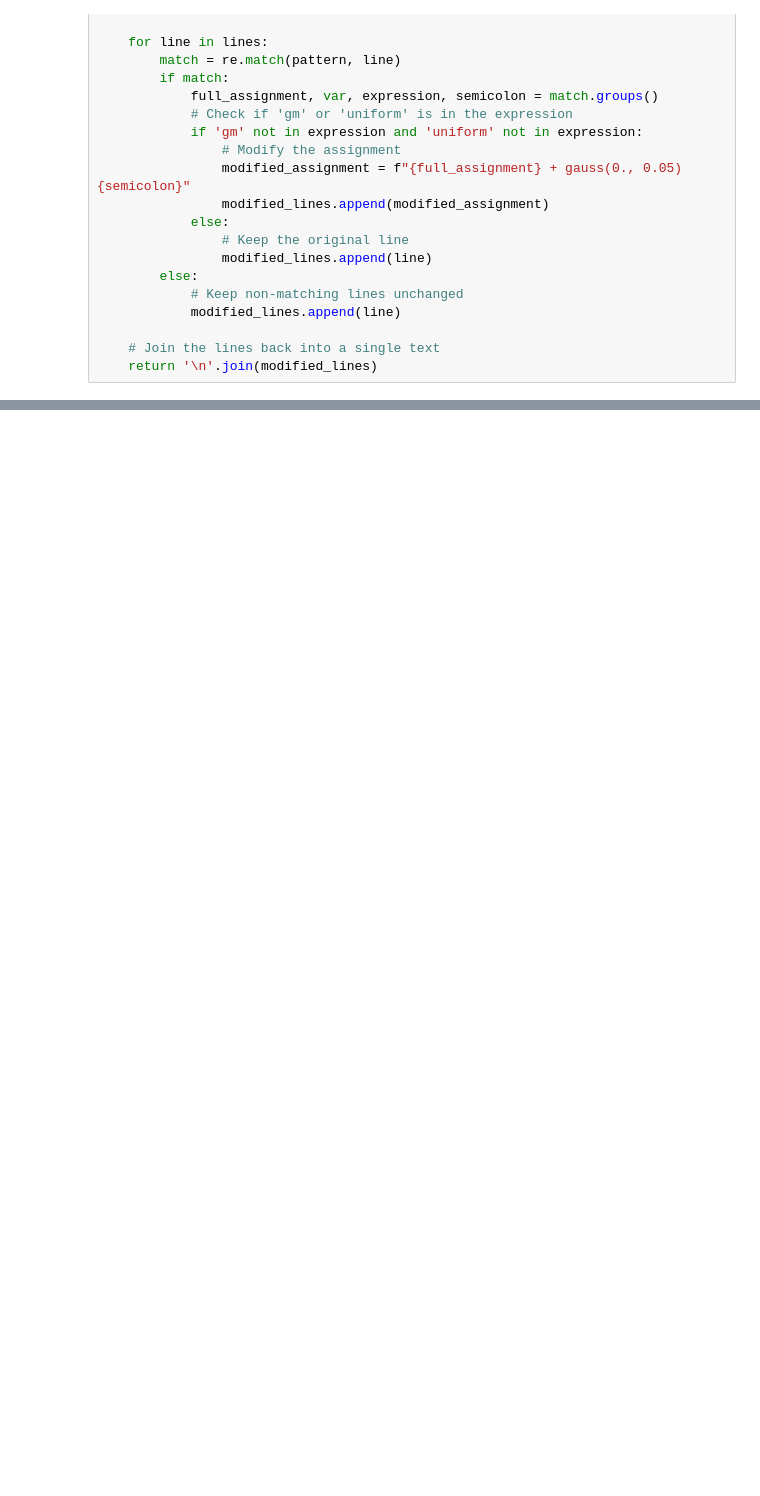
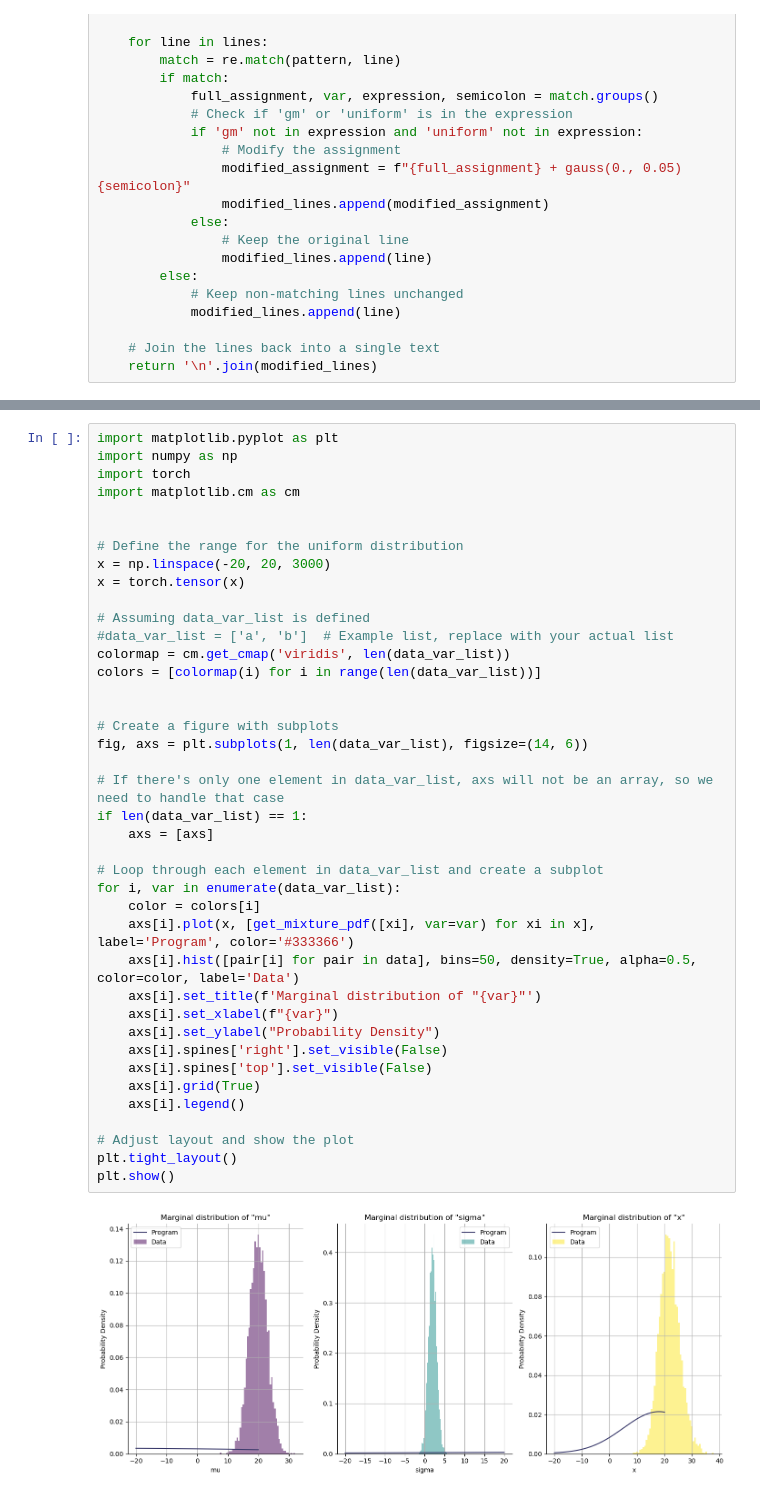
Before and after one commit to r-doz/Evolutionary-PP-Synthesis, a Jupyter notebook: src/test.ipynb, the cells around one changed output, grey strips where cells are left out. Cells and saved outputs as stored; diff of their text form; blank space fills up the shorter version.

```diff
--- a/src/test.ipynb
+++ b/src/test.ipynb
@@ -321,0 +402,42 @@ plt.show()
+# %%
+import matplotlib.pyplot as plt
+import numpy as np
+import torch
+import matplotlib.cm as cm
+
+
+# Define the range for the uniform distribution
+x = np.linspace(-20, 20, 3000)
+x = torch.tensor(x)
+
+# Assuming data_var_list is defined
+#data_var_list = ['a', 'b']  # Example list, replace with your actual list
+colormap = cm.get_cmap('viridis', len(data_var_list))
+colors = [colormap(i) for i in range(len(data_var_list))]
+
+
+# Create a figure with subplots
+fig, axs = plt.subplots(1, len(data_var_list), figsize=(14, 6))
+
+# If there's only one element in data_var_list, axs will not be an array, so we need to handle that case
+if len(data_var_list) == 1:
+    axs = [axs]
+
+# Loop through each element in data_var_list and create a subplot
+for i, var in enumerate(data_var_list):
+    color = colors[i]
+    axs[i].plot(x, [get_mixture_pdf([xi], var=var) for xi in x], label='Program', color='#333366')
+    axs[i].hist([pair[i] for pair in data], bins=50, density=True, alpha=0.5, color=color, label='Data')
+    axs[i].set_title(f'Marginal distribution of "{var}"')
+    axs[i].set_xlabel(f"{var}")
+    axs[i].set_ylabel("Probability Density")
+    axs[i].spines['right'].set_visible(False)
+    axs[i].spines['top'].set_visible(False)
+    axs[i].grid(True)
+    axs[i].legend()
+
+# Adjust layout and show the plot
+plt.tight_layout()
+plt.show()
+# %% [output]
+[figure, added]
```
Also changed, not shown: parts of 13 cells of this notebook, 10 other files.
